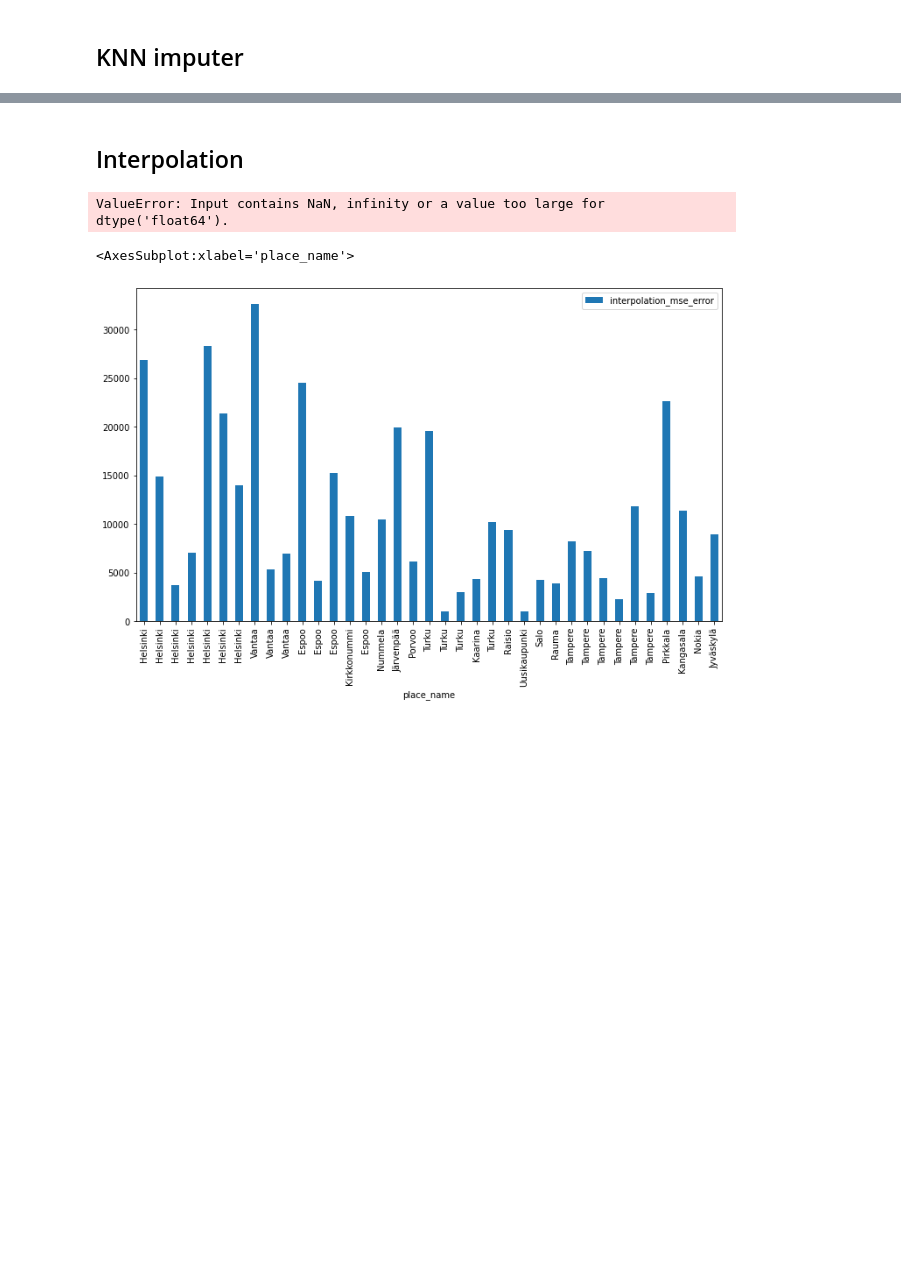
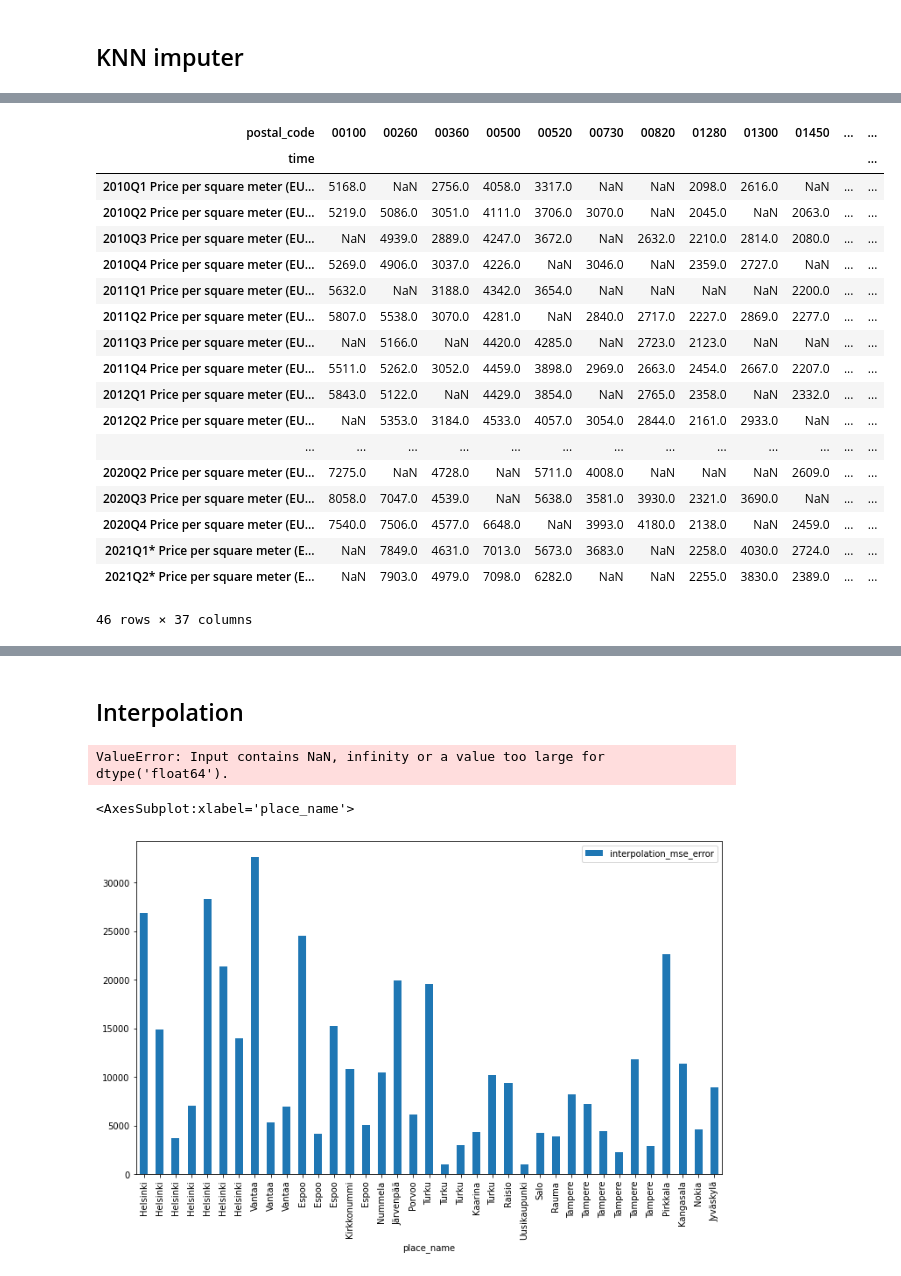
Before and after one commit to atreyaray/OP-Forecasting-Future-House-Prices, a Jupyter notebook: notebooks/Bruce/imputation.ipynb, the cells around one changed output, grey strips where cells are left out. Saved outputs shown, nothing was run; the diff lists cells and outputs as text; code cells hidden in the pictures; blank space fills up the shorter version.

```diff
--- a/notebooks/Bruce/imputation.ipynb
+++ b/notebooks/Bruce/imputation.ipynb
@@ -333 +334,23 @@ Total MSE: knn_mse_error    345085.51913
 dtype: float64
+# %%
+df_test
+# %% [output]
+| postal_code | 00100 | 00260 | 00360 | 00500 | 00520 | 00730 | 00820 | 01280 | 01300 | 01450 | ... | ... |
+| time |  |  |  |  |  |  |  |  |  |  |  | ... |
+| 2010Q1 Price per square meter (EU... | 5168.0 | NaN | 2756.0 | 4058.0 | 3317.0 | NaN | NaN | 2098.0 | 2616.0 | NaN | ... | ... |
+| 2010Q2 Price per square meter (EU... | 5219.0 | 5086.0 | 3051.0 | 4111.0 | 3706.0 | 3070.0 | NaN | 2045.0 | NaN | 2063.0 | ... | ... |
+| 2010Q3 Price per square meter (EU... | NaN | 4939.0 | 2889.0 | 4247.0 | 3672.0 | NaN | 2632.0 | 2210.0 | 2814.0 | 2080.0 | ... | ... |
+| 2010Q4 Price per square meter (EU... | 5269.0 | 4906.0 | 3037.0 | 4226.0 | NaN | 3046.0 | NaN | 2359.0 | 2727.0 | NaN | ... | ... |
+| 2011Q1 Price per square meter (EU... | 5632.0 | NaN | 3188.0 | 4342.0 | 3654.0 | NaN | NaN | NaN | NaN | 2200.0 | ... | ... |
+| 2011Q2 Price per square meter (EU... | 5807.0 | 5538.0 | 3070.0 | 4281.0 | NaN | 2840.0 | 2717.0 | 2227.0 | 2869.0 | 2277.0 | ... | ... |
+| 2011Q3 Price per square meter (EU... | NaN | 5166.0 | NaN | 4420.0 | 4285.0 | NaN | 2723.0 | 2123.0 | NaN | NaN | ... | ... |
+| 2011Q4 Price per square meter (EU... | 5511.0 | 5262.0 | 3052.0 | 4459.0 | 3898.0 | 2969.0 | 2663.0 | 2454.0 | 2667.0 | 2207.0 | ... | ... |
+| 2012Q1 Price per square meter (EU... | 5843.0 | 5122.0 | NaN | 4429.0 | 3854.0 | NaN | 2765.0 | 2358.0 | NaN | 2332.0 | ... | ... |
+| 2012Q2 Price per square meter (EU... | NaN | 5353.0 | 3184.0 | 4533.0 | 4057.0 | 3054.0 | 2844.0 | 2161.0 | 2933.0 | NaN | ... | ... |
+| ... | ... | ... | ... | ... | ... | ... | ... | ... | ... | ... | ... | ... |
+| 2020Q2 Price per square meter (EU... | 7275.0 | NaN | 4728.0 | NaN | 5711.0 | 4008.0 | NaN | NaN | NaN | 2609.0 | ... | ... |
+| 2020Q3 Price per square meter (EU... | 8058.0 | 7047.0 | 4539.0 | NaN | 5638.0 | 3581.0 | 3930.0 | 2321.0 | 3690.0 | NaN | ... | ... |
+| 2020Q4 Price per square meter (EU... | 7540.0 | 7506.0 | 4577.0 | 6648.0 | NaN | 3993.0 | 4180.0 | 2138.0 | NaN | 2459.0 | ... | ... |
+| 2021Q1* Price per square meter (E... | NaN | 7849.0 | 4631.0 | 7013.0 | 5673.0 | 3683.0 | NaN | 2258.0 | 4030.0 | 2724.0 | ... | ... |
+| 2021Q2* Price per square meter (E... | NaN | 7903.0 | 4979.0 | 7098.0 | 6282.0 | NaN | NaN | 2255.0 | 3830.0 | 2389.0 | ... | ... |
+46 rows × 37 columns
```
Also changed, not shown: parts of 9 cells of this notebook, 4 other files.
